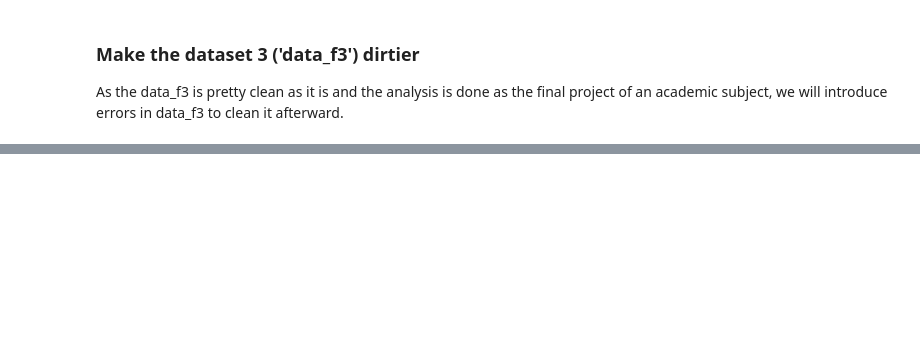
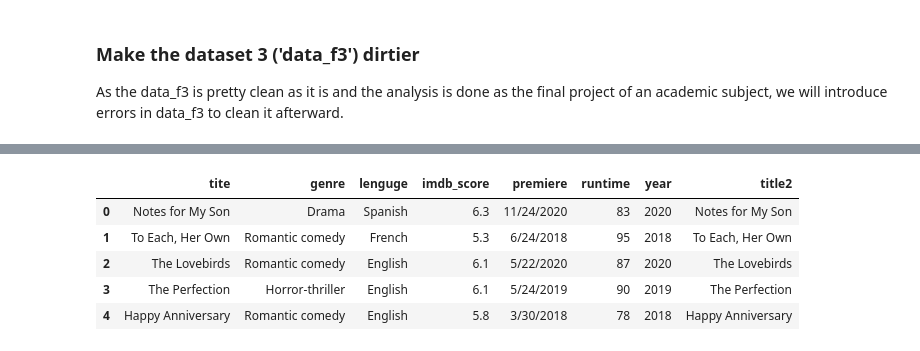
Before and after one commit to r41ss4/rennes_ba, a Jupyter notebook: cleaning.ipynb, the cells around one changed output, grey strips where cells are left out. Cells and saved outputs as stored; diff of their text form; code cells hidden in the pictures; blank space fills up the shorter version.

```diff
--- a/cleaning.ipynb
+++ b/cleaning.ipynb
@@ -240,0 +301,9 @@ As the data_f3 is pretty clean as it is and the analysis is done as the final pr
+# %%
+# Add redundant columns 'titel2' with changed type
+dirty_datan3['title2'] = dirty_datan3['title'].astype(str)
+# %%
+# Change 'year' column to strings
+dirty_datan3['year'] = dirty_datan3['year'].astype(str)
+# %%
+# Introduce duplicates to dirty_datan3
+dirty_datan3 = pd.concat([dirty_datan3, dirty_datan3.sample(frac=0.1)])
@@ -241 +318,11 @@ As the data_f3 is pretty clean as it is and the analysis is done as the final pr
+# %%
+# Review changes in dirty_datan3
+dirty_datan3.head(5)
+# %% [output]
+|  | tite | genre | lenguge | imdb_score | premiere | runtime | year | title2 |
+| 0 | Notes for My Son | Drama | Spanish | 6.3 | 11/24/2020 | 83 | 2020 | Notes for My Son |
+| 1 | To Each, Her Own | Romantic comedy | French | 5.3 | 6/24/2018 | 95 | 2018 | To Each, Her Own |
+| 2 | The Lovebirds | Romantic comedy | English | 6.1 | 5/22/2020 | 87 | 2020 | The Lovebirds |
+| 3 | The Perfection | Horror-thriller | English | 6.1 | 5/24/2019 | 90 | 2019 | The Perfection |
+| 4 | Happy Anniversary | Romantic comedy | English | 5.8 | 3/30/2018 | 78 | 2018 | Happy Anniversary |
 # %% [markdown]
```
Also changed, not shown: parts of 19 cells of this notebook, 1 other file.
